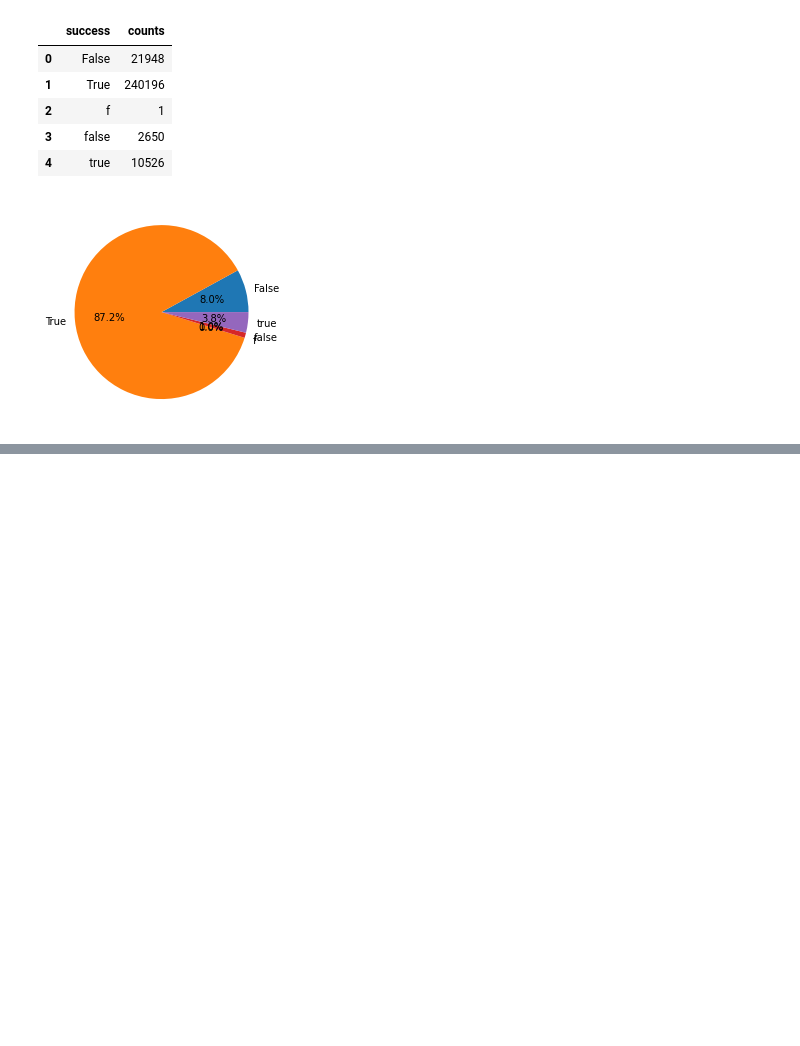
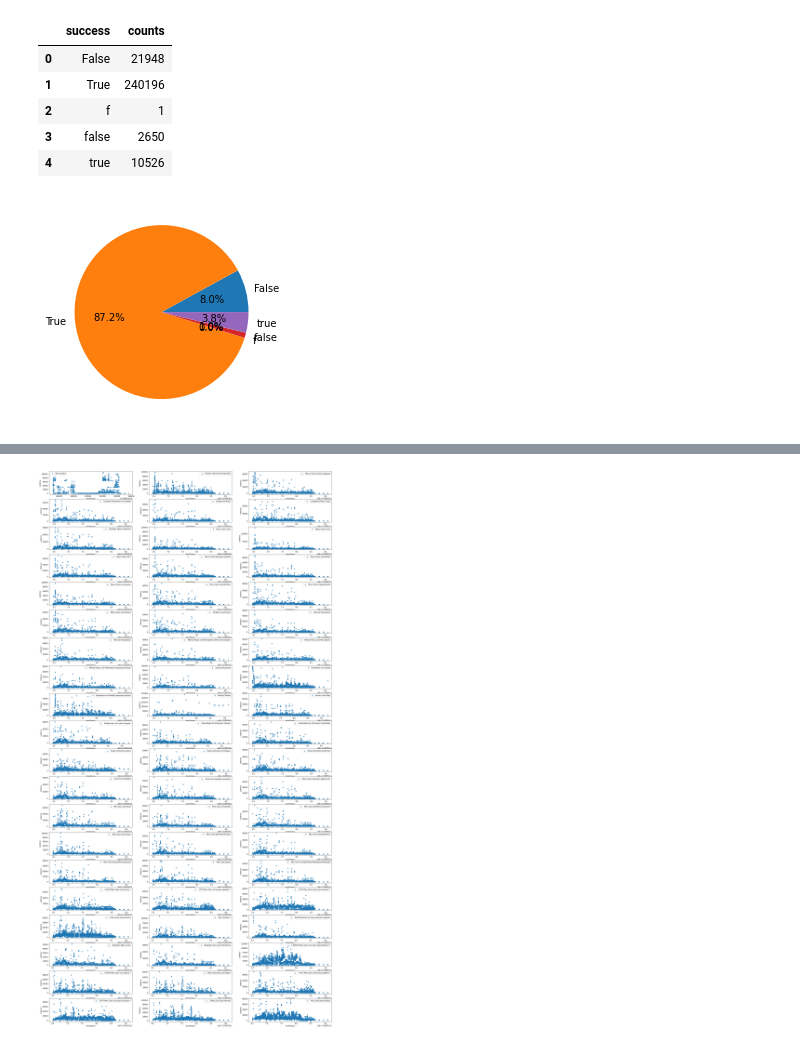
Before and after one commit to girotodenis/python, a Jupyter notebook: RelatorioTesteCarga.ipynb, the cells around one changed output, grey strips where cells are left out. Cells and saved outputs as stored; diff of their text form; code cells hidden in the pictures; blank space fills up the shorter version.

```diff
--- a/RelatorioTesteCarga.ipynb
+++ b/RelatorioTesteCarga.ipynb
@@ -158,0 +125,13 @@ plt.show()
+# %%
+nrow=20
+ncol=3
+fig, axes = plt.subplots(nrow, ncol, figsize=(30,60))
+
+count=1
+for r in range(nrow):
+    for c in range(ncol):
+          df[df['label']==df.label.unique()[count]].plot(ax=axes[r,c], kind='scatter', x='timeStamp', y='Latency', label=df.label.unique()[count])
+          #df[df['label']==df.label.unique()[count]].plot(ax=axes[r,c], kind='line', x='timeStamp', y='Latency', label=df.label.unique()[count])
+          count+=1
+# %% [output]
+[figure, added]
```
Also changed, not shown: parts of 12 cells of this notebook.
